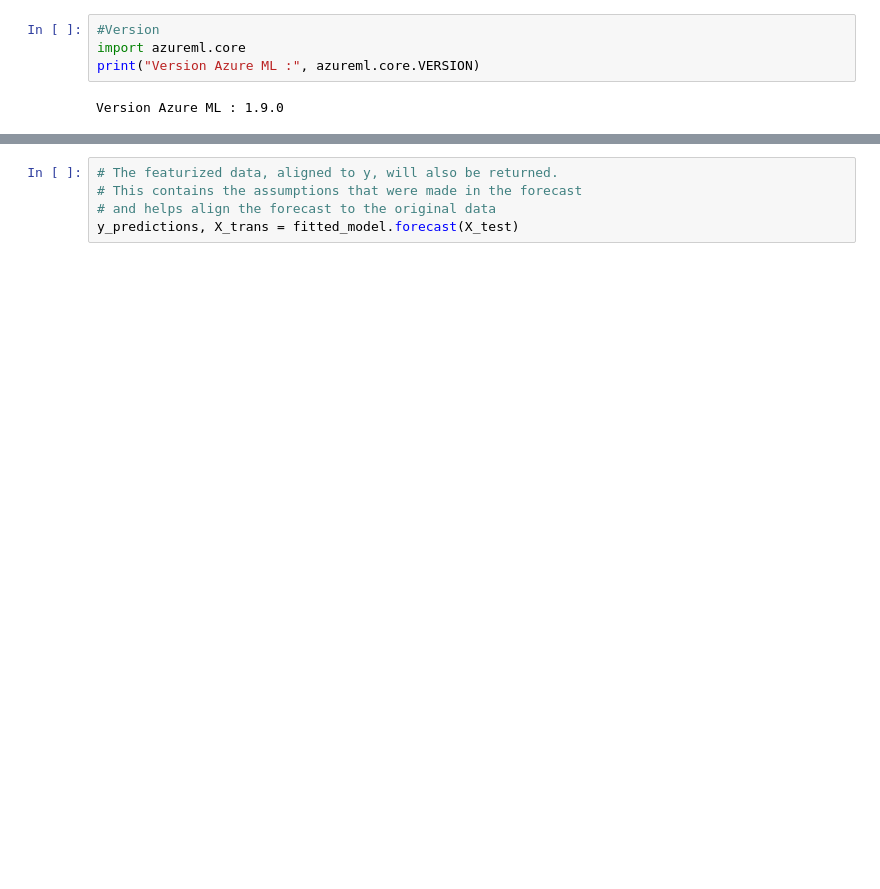
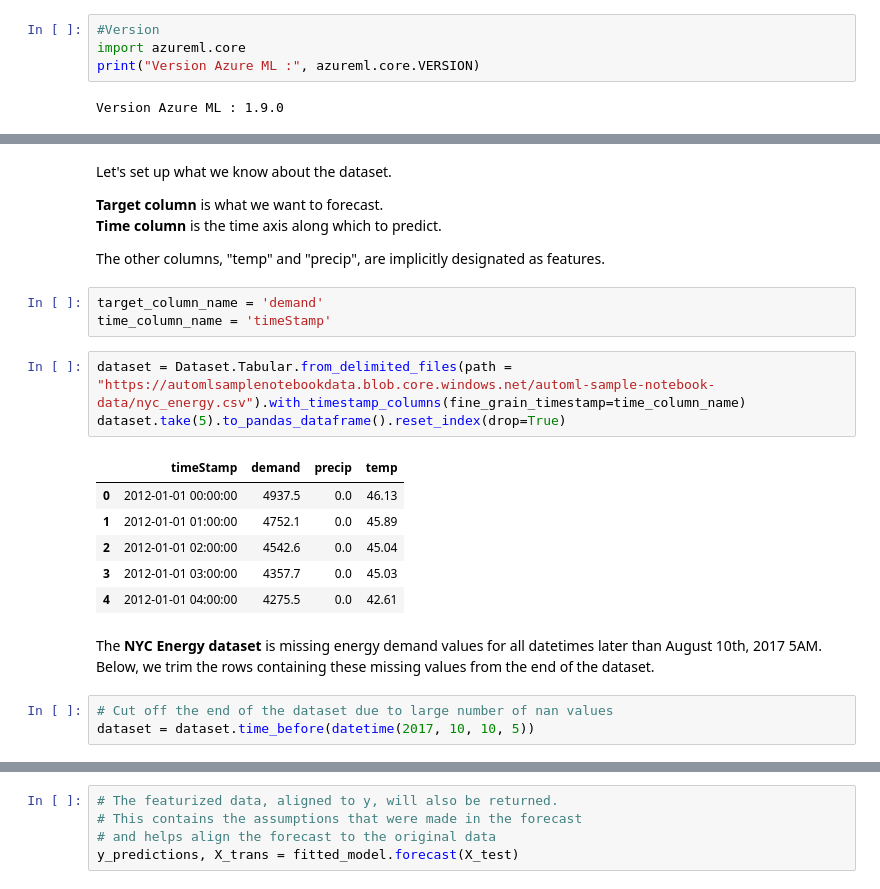
Before and after one commit to retkowsky/WorkshopAML2020, a Jupyter notebook: 4 AutoML Forecast.ipynb, the cells around one changed output, grey strips where cells are left out. Cells and saved outputs as stored; diff of their text form; blank space fills up the shorter version.

```diff
--- a/4 AutoML Forecast.ipynb
+++ b/4 AutoML Forecast.ipynb
@@ -378,0 +74,25 @@ To produce predictions on the test set, we need to know the feature values at al
+# %% [markdown]
+Let's set up what we know about the dataset.
+
+<b>Target column</b> is what we want to forecast.<br></br>
+<b>Time column</b> is the time axis along which to predict.
+
+The other columns, "temp" and "precip", are implicitly designated as features.
+# %%
+target_column_name = 'demand'
+time_column_name = 'timeStamp'
+# %%
+dataset = Dataset.Tabular.from_delimited_files(path = "https://automlsamplenotebookdata.blob.core.windows.net/automl-sample-notebook-data/nyc_energy.csv").with_timestamp_columns(fine_grain_timestamp=time_column_name)
+dataset.take(5).to_pandas_dataframe().reset_index(drop=True)
+# %% [output]
+|  | timeStamp | demand | precip | temp |
+| 0 | 2012-01-01 00:00:00 | 4937.5 | 0.0 | 46.13 |
+| 1 | 2012-01-01 01:00:00 | 4752.1 | 0.0 | 45.89 |
+| 2 | 2012-01-01 02:00:00 | 4542.6 | 0.0 | 45.04 |
+| 3 | 2012-01-01 03:00:00 | 4357.7 | 0.0 | 45.03 |
+| 4 | 2012-01-01 04:00:00 | 4275.5 | 0.0 | 42.61 |
+# %% [markdown]
+The **NYC Energy dataset** is missing energy demand values for all datetimes later than August 10th, 2017 5AM. Below, we trim the rows containing these missing values from the end of the dataset.
+# %%
+# Cut off the end of the dataset due to large number of nan values
+dataset = dataset.time_before(datetime(2017, 10, 10, 5))
```
Also changed, not shown: parts of 97 cells of this notebook, 13 other files.
